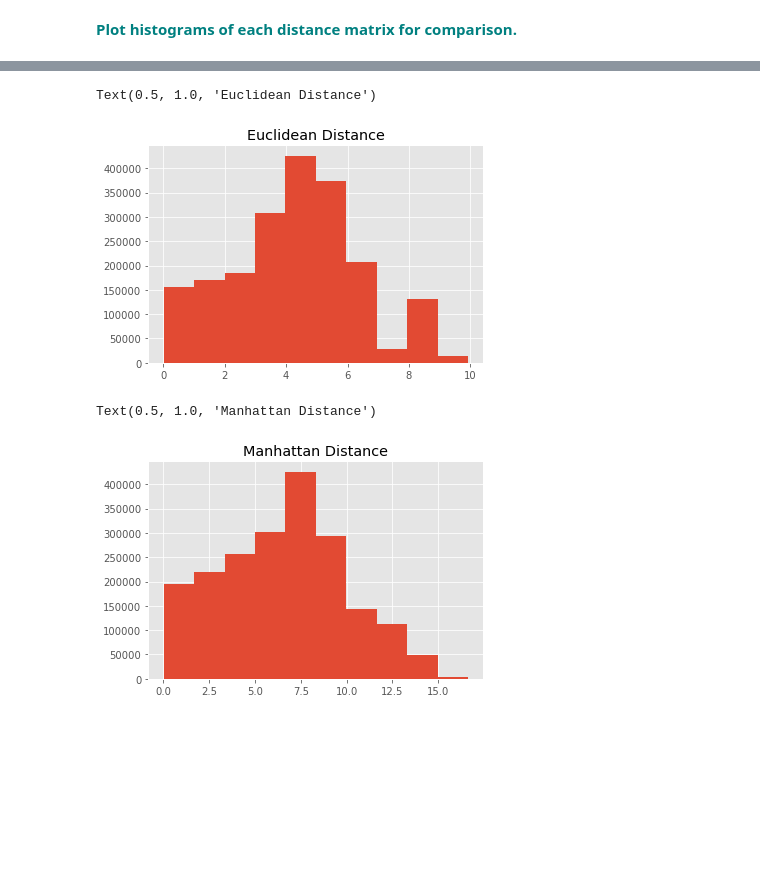
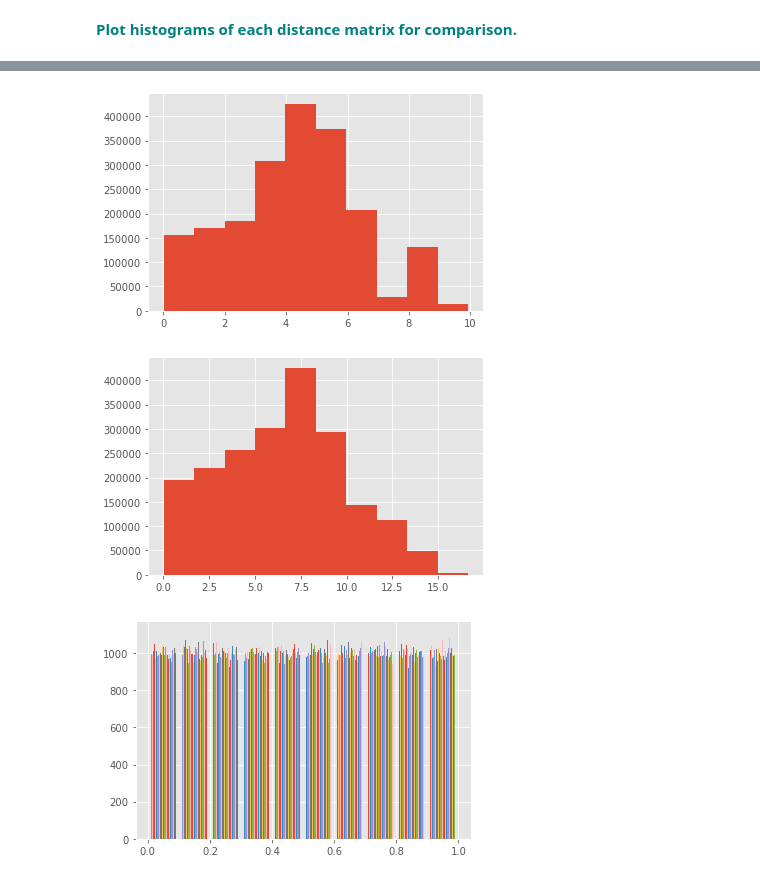
Before and after one commit to smaxwell953/Springboard_DSC_Career_Track, a Jupyter notebook: 15.02_Euclidean_and_Manhattan_Distances_Case_Study/Euclidean_and_Manhattan_Distances_Case_Study.ipynb, the cells around one changed output, grey strips where cells are left out. Saved outputs shown, nothing was run; the diff lists cells and outputs as text; code cells hidden in the pictures; blank space fills up the shorter version.

```diff
--- a/15.02_Euclidean_and_Manhattan_Distances_Case_Study/Euclidean_and_Manhattan_Distances_Case_Study.ipynb
+++ b/15.02_Euclidean_and_Manhattan_Distances_Case_Study/Euclidean_and_Manhattan_Distances_Case_Study.ipynb
@@ -79,12 +96,12 @@ largeMat = np.random.random((10000,100))
 # %%
-plt.hist(DistEuclid)
-plt.title("Euclidean Distance")
+plt.hist(DistEuclid);
 # %% [output]
-Text(0.5, 1.0, 'Euclidean Distance')
-[figure, old version]
+[figure, new version]
 # %%
-plt.hist(DistManhattan)
-plt.title("Manhattan Distance")
+plt.hist(DistManhattan);
 # %% [output]
-Text(0.5, 1.0, 'Manhattan Distance')
-[figure, old version]
+[figure, new version]
+# %%
+plt.hist(largeMat);
+# %% [output]
+[figure, added]
```
Also changed, not shown: parts of 2 cells of this notebook, 17 other files.
